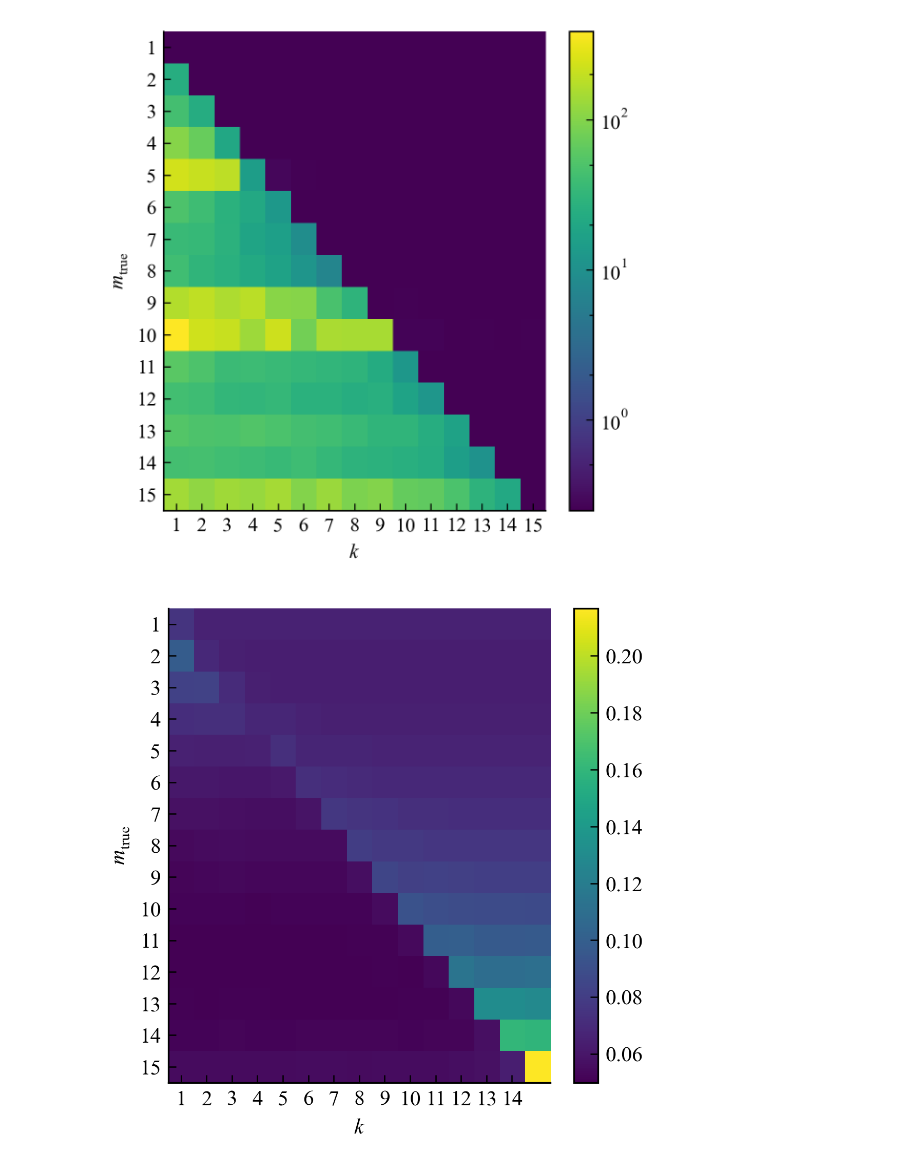
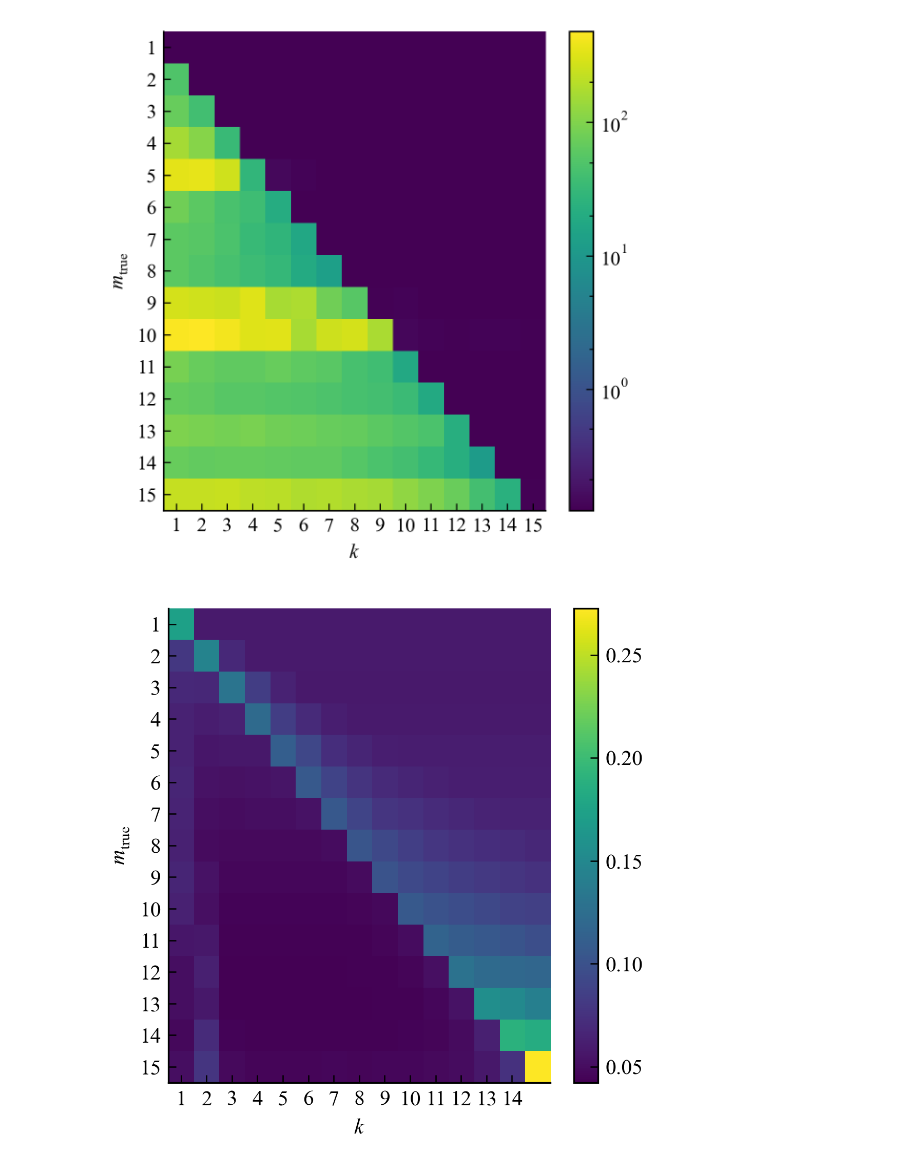
Before and after one commit to Michozord/Jordan_Transformer, a Jupyter notebook: sandbox/jordan8_attention.ipynb, the cells around one changed output. Saved outputs shown, nothing was run; the diff lists cells and outputs as text; code cells hidden in the pictures.

Commit message:
results: norm(eps*E) = eps

```diff
--- a/sandbox/jordan8_attention.ipynb
+++ b/sandbox/jordan8_attention.ipynb
@@ -76,12 +76,14 @@ for max_block_size in blocks:
     J = np.diag(superdiag, k=1)
     S = np.random.randn(d,d)
     E = np.random.randn(d,d)/np.sqrt(d)
-    rad = np.max(np.abs(np.linalg.eigvals(E)))
+    E /= np.linalg.norm(E, ord=2)
+    J = J + eps*E
+    rad = np.max(np.abs(np.linalg.eigvals(J)))
     if rad > 1:
-        E /= rad
-    A = np.linalg.inv(S) @ (J + eps*E) @ S
+        J /= rad
+    A = np.linalg.inv(S) @ J @ S
     matrices.append(A)
-    features.append(per_power_features(A))
+    features.append(per_power_features(A).reshape(d, d*d))
 
 matrices = torch.tensor(matrices, dtype=torch.float32)
 features = torch.tensor(features, dtype=torch.float32)
@@ -107,12 +109,14 @@ for max_block_size in blocks:
         superdiag = get_superdiagonal(max_block_size, d)
         J = np.diag(superdiag, k=1)
         S = np.random.randn(d, d)
-        E = np.random.randn(d, d)
-        rad = np.max(np.abs(np.linalg.eigvals(E)))
+        E = np.random.randn(d,d)/np.sqrt(d)
+        E /= np.linalg.norm(E, ord=2)
+        J = J + eps*E
+        rad = np.max(np.abs(np.linalg.eigvals(J)))
         if rad > 1:
-            E /= rad
-        A = np.linalg.inv(S) @ (J + eps * E) @ S
-        batch_features.append(per_power_features(A))
+            J /= rad
+        A = np.linalg.inv(S) @ J @ S
+        batch_features.append(per_power_features(A).reshape(d, d*d))
 
     features_tensor = torch.tensor(np.array(batch_features), dtype=torch.float32)
 
@@ -134,34 +138,34 @@ final_matrix = np.stack(final_heatmap_rows)
 
 # Set up the single imshow plot
 fig, ax = plt.subplots(figsize=(4,4))
 
 # Shared color scale using AsinhNorm
 vmin, vmax = final_matrix.min(), final_matrix.max()
 norm = AsinhNorm(linear_width=0.1, vmin=vmin, vmax=vmax)
 # norm=None
 
 im = ax.imshow(final_matrix, aspect='auto', norm=norm, cmap='viridis')
 
 # Formatting axes
 # ax.set_title(f"Mean Hidden Vector Norm (eps={eps}, samples={num_samples})")
 ax.set_xlabel("$k$")
 ax.set_ylabel("$m_{\\mathrm{true}}$")
 
 # Set x-ticks to match your sequence indices
 ax.set_xticks(range(final_matrix.shape[1]))
 ax.set_xticklabels([str(i) for i in range(1, final_matrix.shape[1] + 1)])
 
 # Set y-ticks to match your block sizes
 ax.set_yticks(range(len(blocks)))
 ax.set_yticklabels([str(b) for b in blocks])
 
 # Add colorbar
 fig.colorbar(im)
 
 plt.tight_layout()
 plt.show()
 # %% [output]
-[figure, old version]
+[figure, new version]
 # %%
 attention_weights = attention_rollout(att_weights)
 
@@ -190,7 +194,7 @@ for max_block_size in blocks:
         A = np.linalg.inv(S) @ (J + eps * E) @ S
 
         matrices.append(A)
-        features.append(per_power_features(A))
+        features.append(per_power_features(A).reshape(d, d*d))
 
     matrices = torch.tensor(matrices, dtype=torch.float32)
     features = torch.tensor(features, dtype=torch.float32)
@@ -236,7 +240,7 @@ plt.show()
 # plt.xticks(range(1, d+1), labels=[str(i) for i in range(1, d+1)])
 # plt.show()
 # %% [output]
-[figure, old version]
+[figure, new version]
 # %%
 d = 15
 blocks = range(1, d+1)
```
Also changed, not shown: parts of 3 cells of this notebook, 33 other files.
